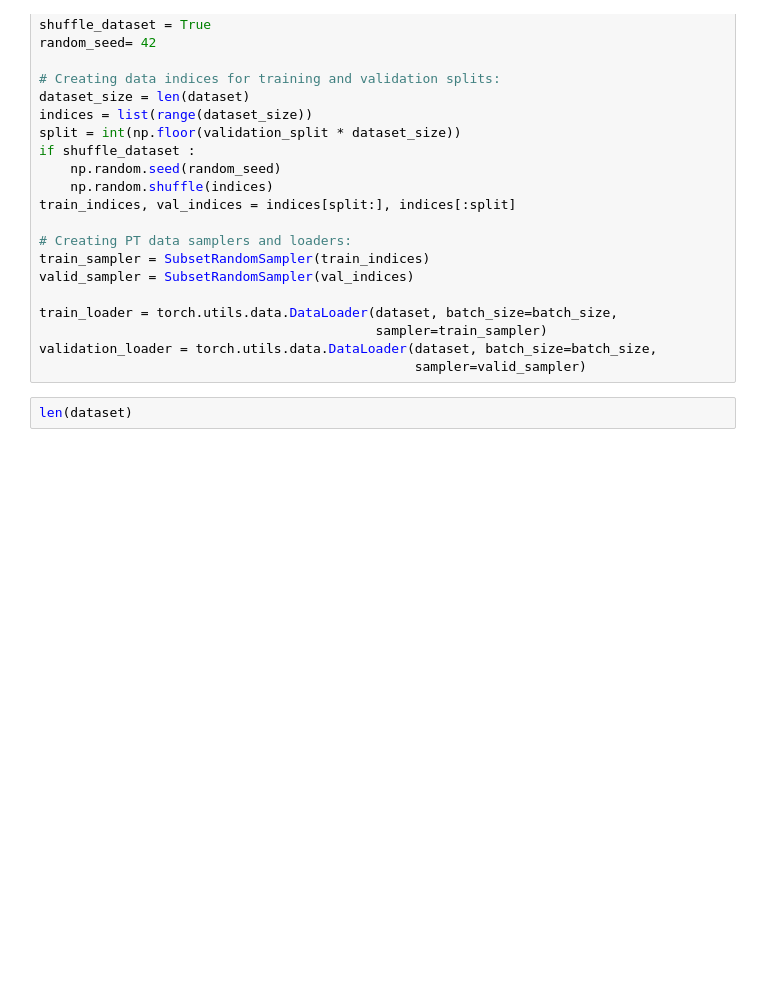
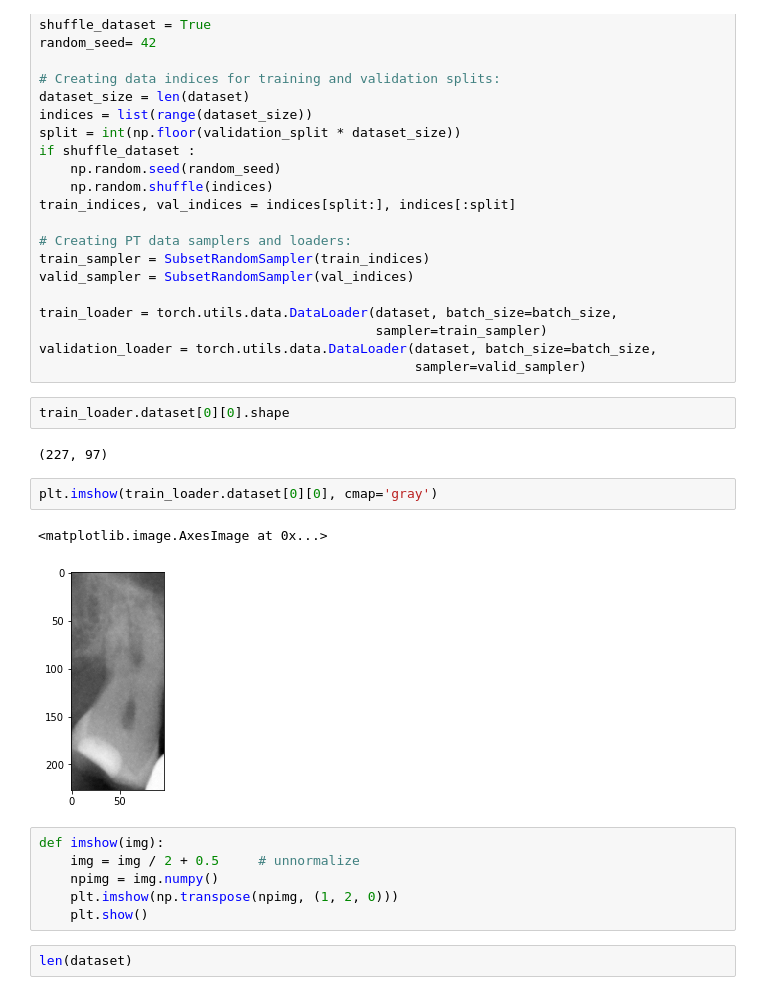
Before and after one commit to csabapol/pytorch-image-models, a Jupyter notebook: notebooks/im_loader.ipynb, the cells around one changed output. Saved outputs shown, nothing was run; the diff lists cells and outputs as text; blank space fills up the shorter version.

```diff
--- a/notebooks/im_loader.ipynb
+++ b/notebooks/im_loader.ipynb
@@ -85,6 +85,21 @@ train_loader = torch.utils.data.DataLoader(dataset, batch_size=batch_size,
                                            sampler=train_sampler)
 validation_loader = torch.utils.data.DataLoader(dataset, batch_size=batch_size,
                                                 sampler=valid_sampler)
+# %%
+train_loader.dataset[0][0].shape
+# %% [output]
+(227, 97)
+# %%
+plt.imshow(train_loader.dataset[0][0], cmap='gray')
+# %% [output]
+<matplotlib.image.AxesImage at 0x...>
+[figure, added]
+# %%
+def imshow(img):
+    img = img / 2 + 0.5     # unnormalize
+    npimg = img.numpy()
+    plt.imshow(np.transpose(npimg, (1, 2, 0)))
+    plt.show()
 # %%
 len(dataset)
 # %% [output]
```
Also changed, not shown: parts of 3 cells of this notebook, 2 other files.
